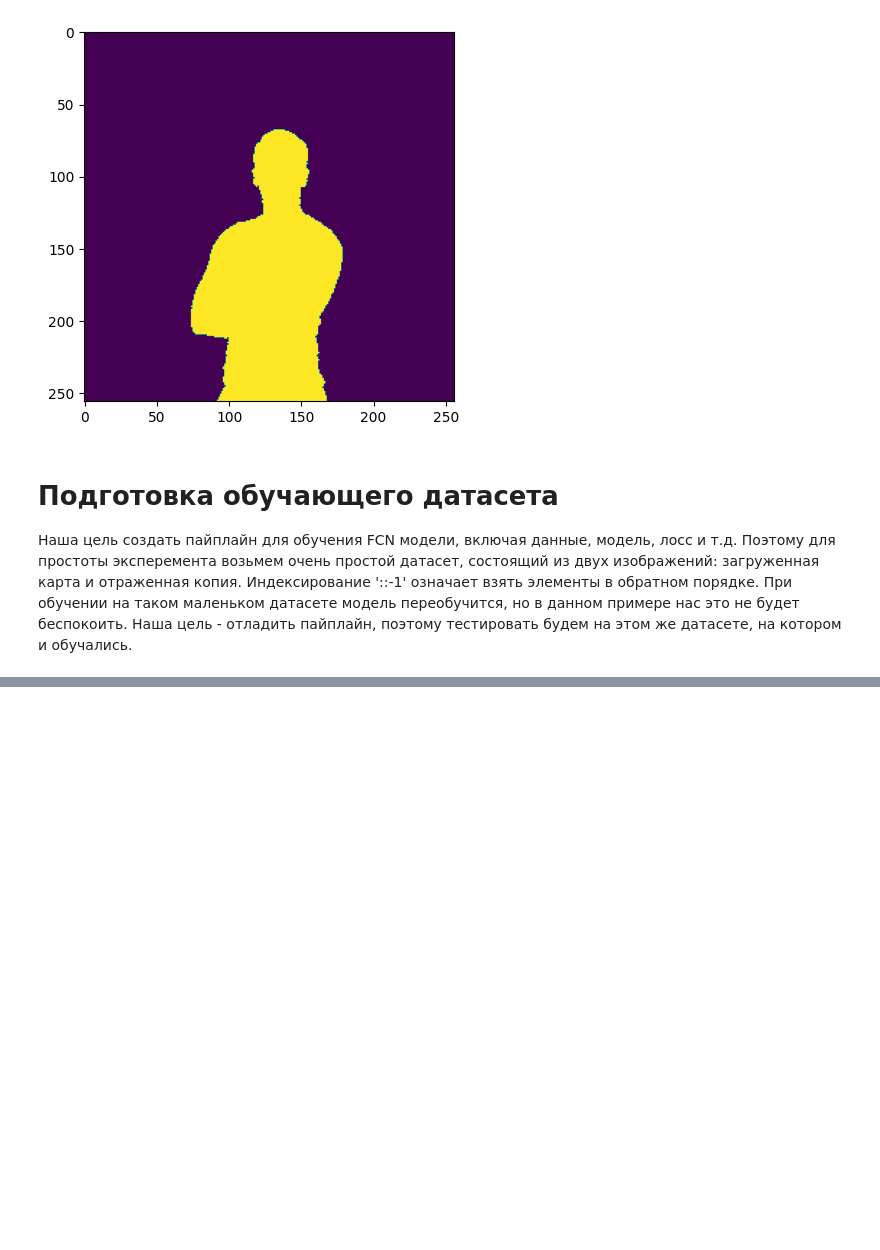
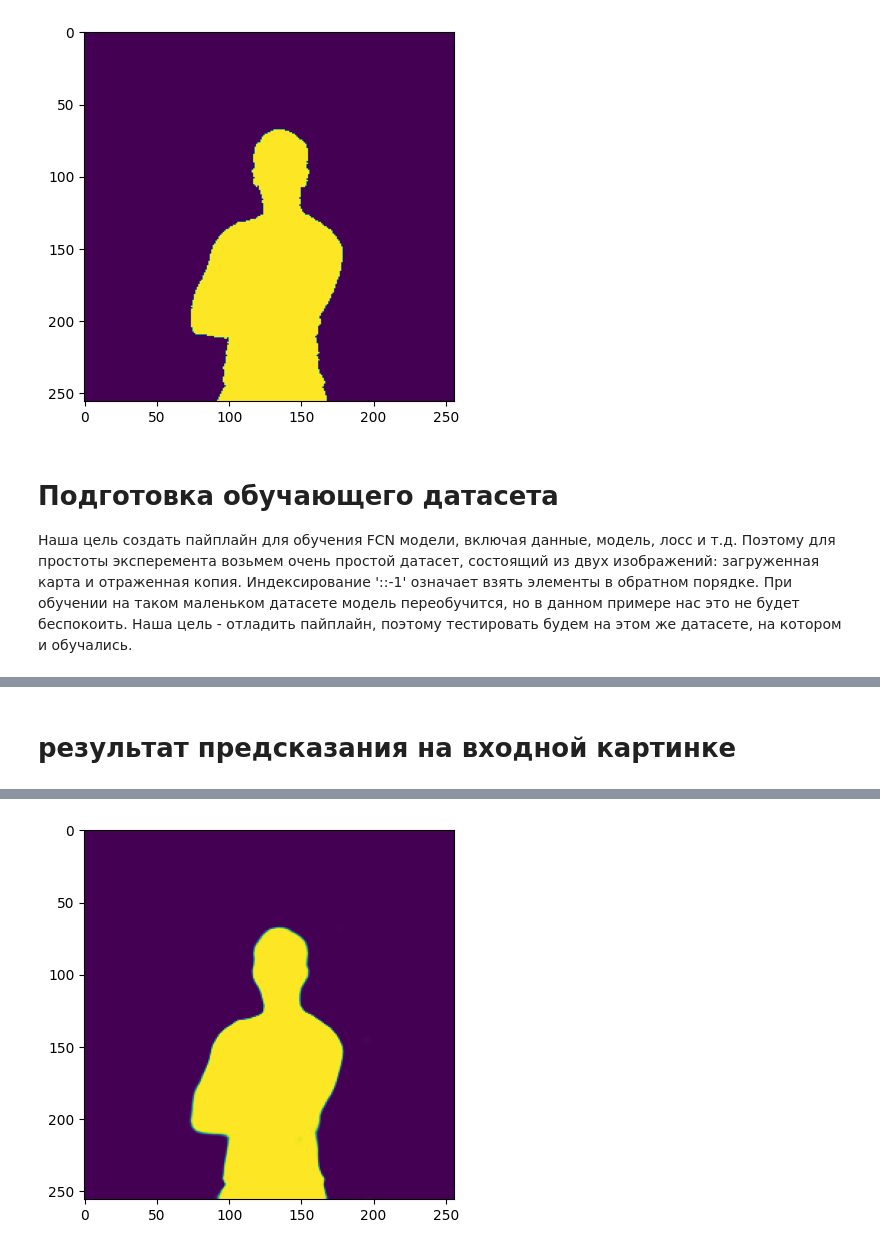
Before and after one commit to adwiza/datascience_skillbox, a Jupyter notebook: 29. NN CV FCN training.ipynb, the cells around one changed output, grey strips where cells are left out. Saved outputs shown, nothing was run; the diff lists cells and outputs as text; code cells hidden in the pictures; blank space fills up the shorter version.

```diff
--- a/29. NN CV FCN training.ipynb
+++ b/29. NN CV FCN training.ipynb
@@ -52,0 +112,6 @@ laplace.pdf(1.46, 100, 1.65) + 0.5
+# %% [markdown]
+# результат предсказания на входной картинке
+# %%
+out = model.predict(img[None, ...])[0, ...]
+_ = plt.imshow(out[..., 0])
+# %% [output]
@@ -52,0 +119 @@ laplace.pdf(1.46, 100, 1.65) + 0.5
+[figure, added]
```
Also changed, not shown: parts of 11 cells of this notebook, 4 other files.
